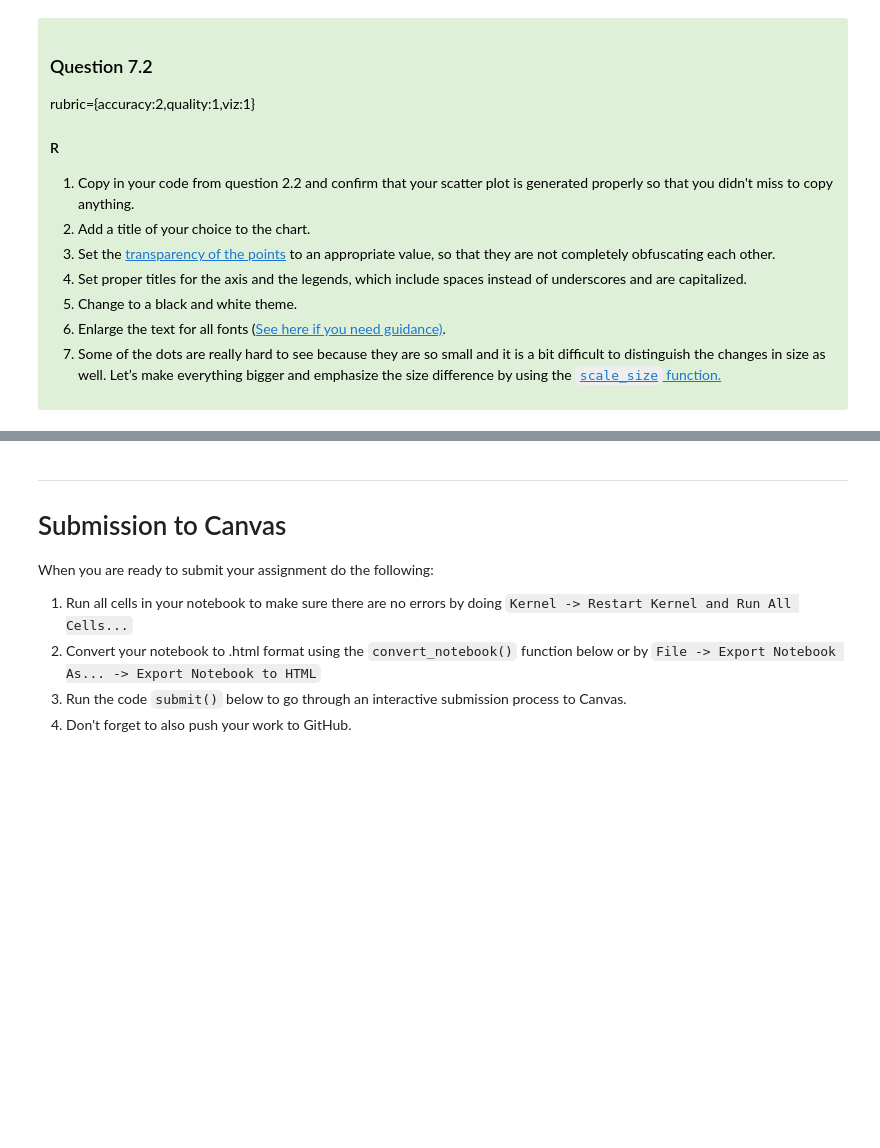
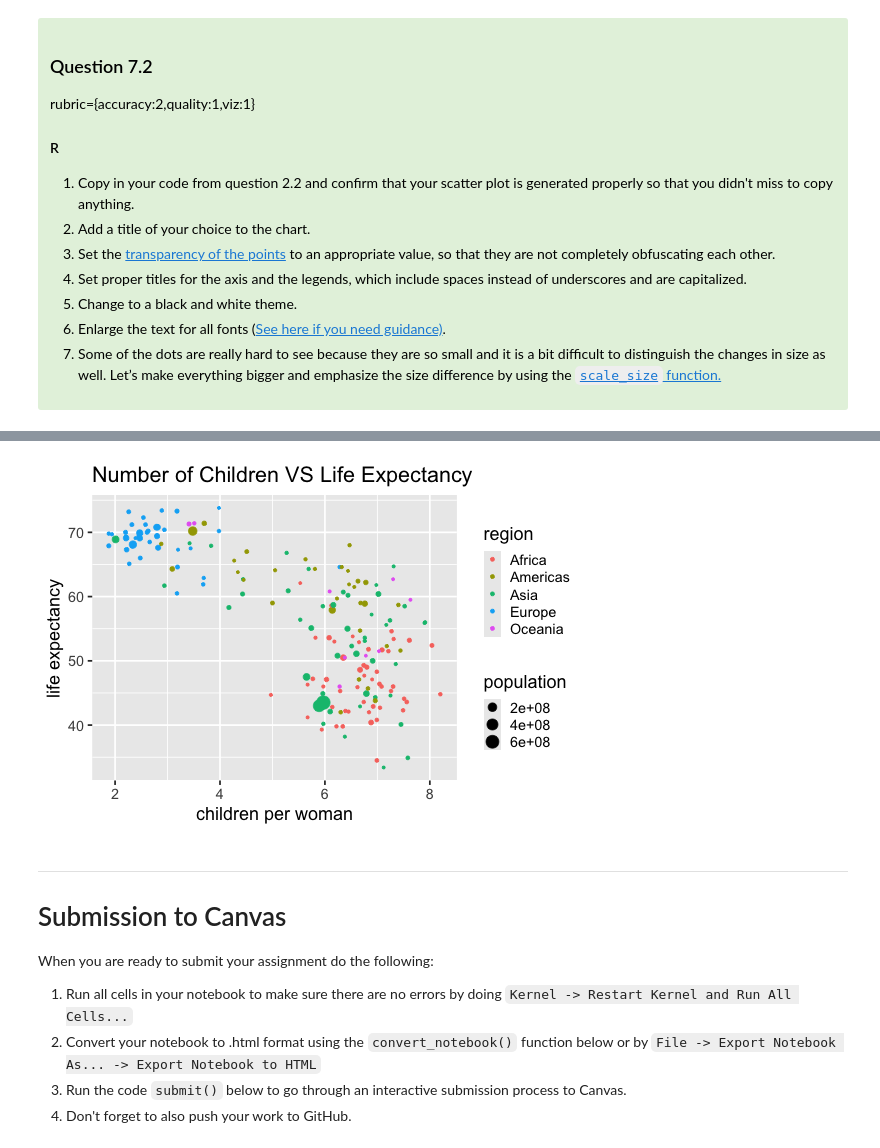
Before and after one commit to Jaaanet/DATA_550_lab1_group2, a Jupyter notebook: lab1_Janet.ipynb, the cells around one changed output, grey strips where cells are left out. Saved outputs shown, nothing was run; the diff lists cells and outputs as text; code cells hidden in the pictures; blank space fills up the shorter version.

```diff
--- a/lab1_Janet.ipynb
+++ b/lab1_Janet.ipynb
@@ -718,3 +814,16 @@ NULL
+# %%
+%%R -w 550 -h 375
+# YOUR R ANSWER GOES HERE
+
+
+ggplot(gm_filtered, aes(x = children_per_woman, y = life_expectancy, color = region, size=population)) +
+     geom_point() + labs(
+      x = "children per woman",
+      y = "life expectancy",
+      title = "Number of Children VS Life Expectancy",
+  )
+# %% [output]
+[figure, added]
 # %% [markdown]
 ---
 
```
Also changed, not shown: parts of 13 cells of this notebook, 1 other file.
